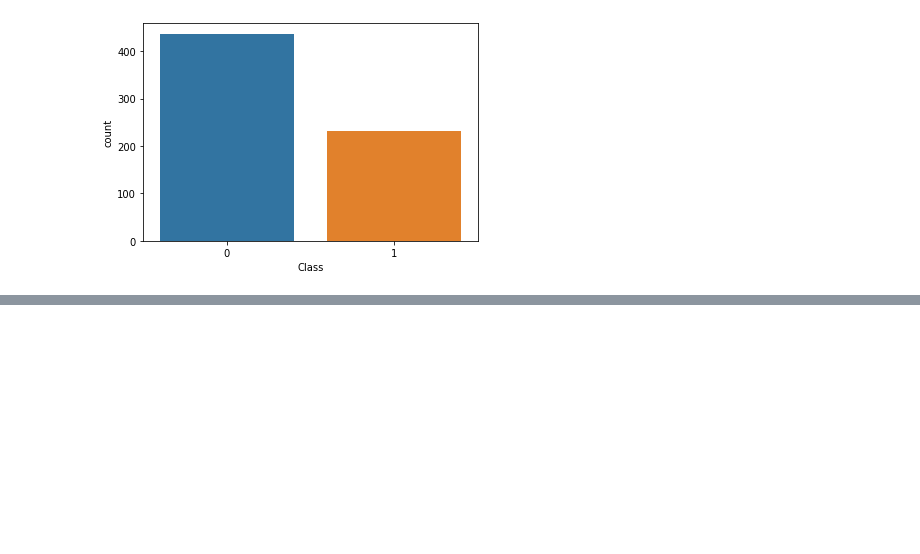
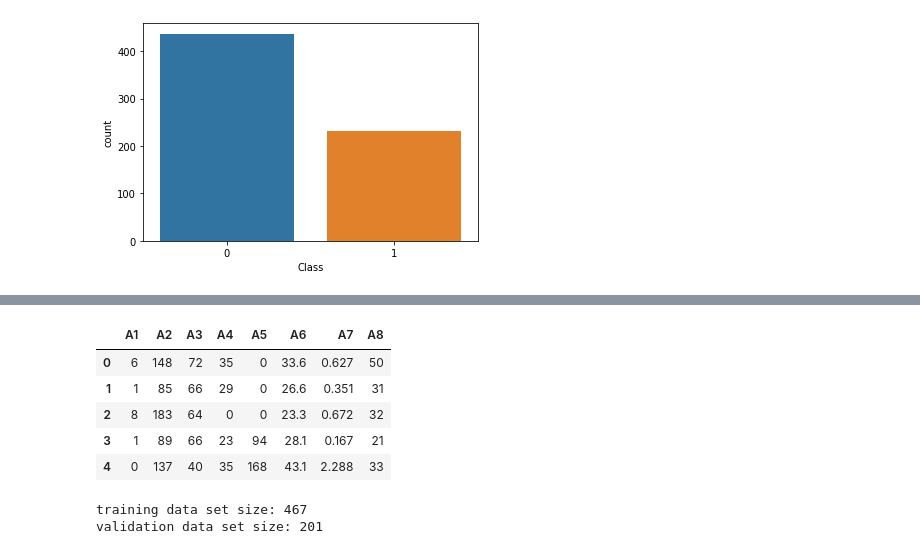
Before and after one commit to YazCodes/diabetes-prediction-DL, a Jupyter notebook: diabetesprediction.ipynb, the cells around one changed output, grey strips where cells are left out. Cells and saved outputs as stored; diff of their text form; code cells hidden in the pictures; blank space fills up the shorter version.

```diff
--- a/diabetesprediction.ipynb
+++ b/diabetesprediction.ipynb
@@ -74,0 +121,23 @@ sns.countplot(x=df_train['Class'])
+# %%
+#MODEL ONE
+
+#Using 8 features and 2 hidden layers
+#building the model - using training data
+#calculating if the probability is closer to 0 or 1
+X1 = X.iloc[:, 0:8] #locating part of the data frame the first 8 and call it X1
+X1.head()
+# %% [output]
+|  | A1 | A2 | A3 | A4 | A5 | A6 | A7 | A8 |
+| 0 | 6 | 148 | 72 | 35 | 0 | 33.6 | 0.627 | 50 |
+| 1 | 1 | 85 | 66 | 29 | 0 | 26.6 | 0.351 | 31 |
+| 2 | 8 | 183 | 64 | 0 | 0 | 23.3 | 0.672 | 32 |
+| 3 | 1 | 89 | 66 | 23 | 94 | 28.1 | 0.167 | 21 |
+| 4 | 0 | 137 | 40 | 35 | 168 | 43.1 | 2.288 | 33 |
+# %%
+#Spliting the data into train (70%) and validation (30%)
+X_train1, X_val1, y_train1, y_val1 = train_test_split(X1, y, test_size=0.3, random_state=100) #random state - regenerate the split again
+print(f'training data set size: {len(X_train1)}')
+print(f'validation data set size: {len(X_val1)}')
+# %% [output]
+training data set size: 467
+validation data set size: 201
```
Also changed, not shown: parts of 9 cells of this notebook.
